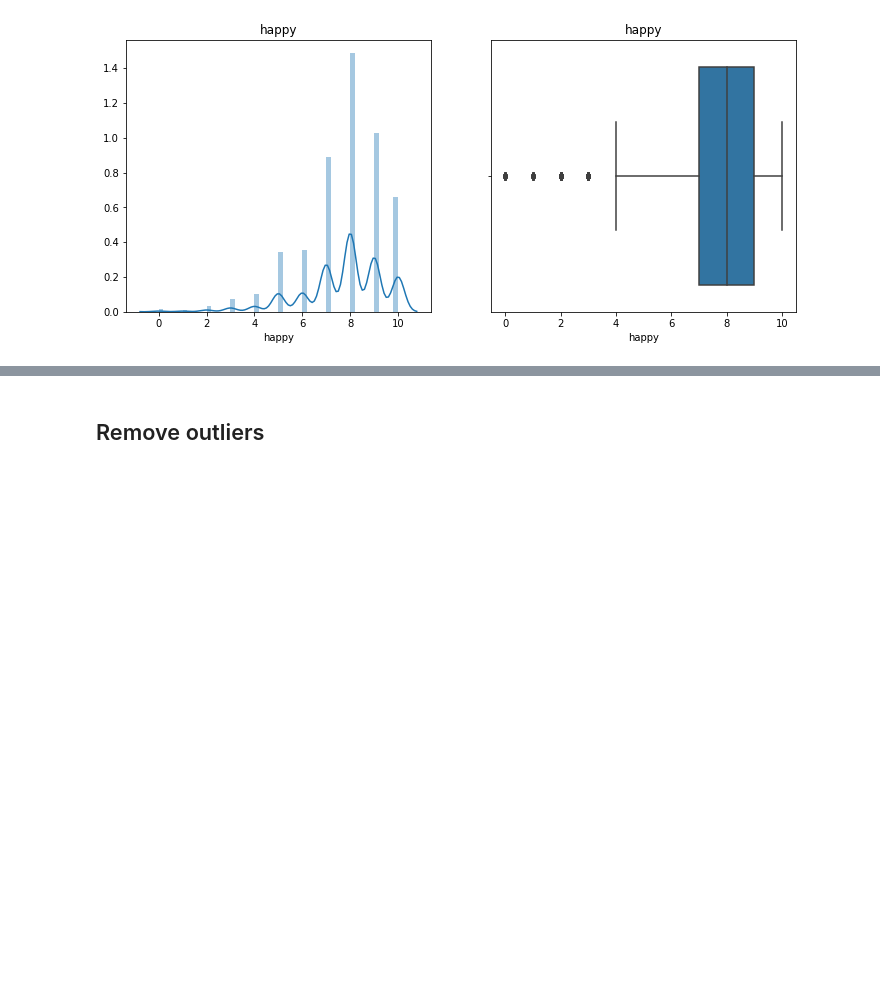
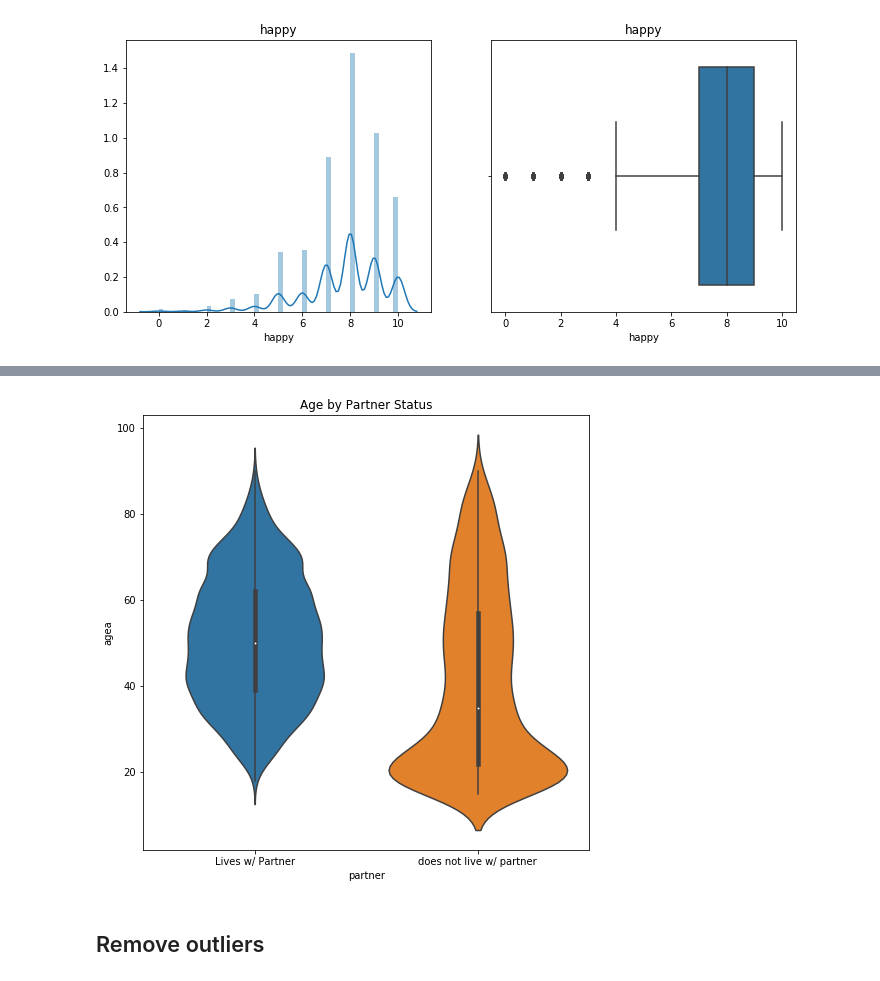
Before and after one commit to lilpricey/Thinkful, a Jupyter notebook: unit_3/3.5.3+Guided+example+and+Challenge.ipynb, the cells around one changed output, grey strips where cells are left out. Cells and saved outputs as stored; diff of their text form; code cells hidden in the pictures; blank space fills up the shorter version.

```diff
--- a/unit_3/3.5.3+Guided+example+and+Challenge.ipynb
+++ b/unit_3/3.5.3+Guided+example+and+Challenge.ipynb
@@ -158,3 +166,12 @@ plt.show()
+# %%
+plt.figure(figsize=(8,8))
+
+sns.violinplot(x="partner",y="agea", data=df)
+plt.title('Age by Partner Status')
+plt.xticks(np.arange(2),('Lives w/ Partner', 'does not live w/ partner'))
+plt.show()
+# %% [output]
+[figure, added]
 # %% [markdown]
 ## Remove outliers
 # %%
```
Also changed, not shown: parts of 21 cells of this notebook.
